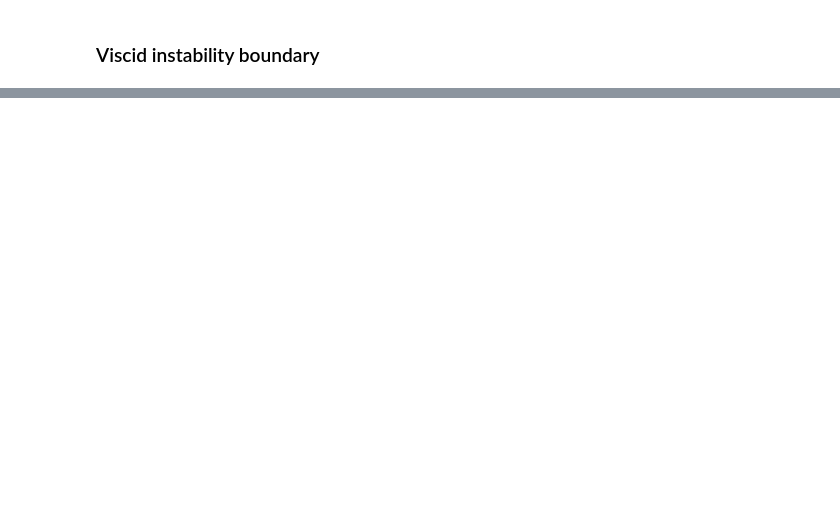
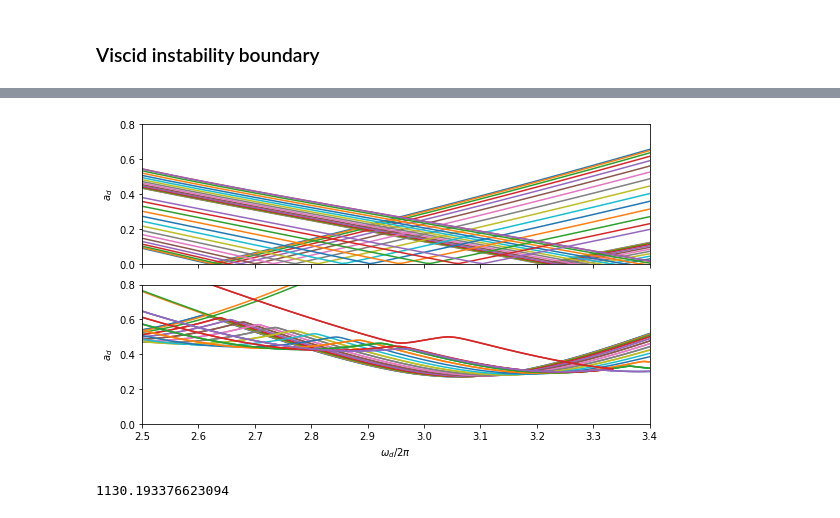
Before and after one commit to znicolaou/viscidfaraday, a Jupyter notebook: viscid_notebook.ipynb, the cells around one changed output, grey strips where cells are left out. Saved outputs shown, nothing was run; the diff lists cells and outputs as text; code cells hidden in the pictures; blank space fills up the shorter version.

```diff
--- a/viscid_notebook.ipynb
+++ b/viscid_notebook.ipynb
@@ -1651,27 +1696,30 @@ dirsweep=[np.load('data/theory/%idirs.npy'%(i)) for i in range(2*len(ks))]
 # %%
 plt.subplots(2,1,figsize=(8,5))
-for i in range(3,len(ks)):
+for i in range(len(ks)):
     plt.subplot(2,1,2)
-    plt.plot(freqsweep[i],np.abs(np.real(adssweep[i])),c=colors[(i-4)%len(colors)])
+    plt.plot(freqsweep[i],np.abs(np.real(adssweep[i])),c=colors[(i)%len(colors)])
+    plt.plot(freqsweep[i+len(ks)],np.abs(np.real(adssweep[i+len(ks)])),c=colors[(i)%len(colors)])
     plt.subplot(2,1,1)
-    plt.plot(ifreqsweep[i],np.abs(np.real(iadssweep[i])),c=colors[(i-4)%len(colors)])
-for i in range(3,len(ks)):
-    plt.subplot(2,1,2)
-    plt.plot(freqsweep[i+len(ks)],np.abs(np.real(adssweep[i+len(ks)])),c=colors[(i-4)%len(colors)],label='$k_x=%.3f, ky=%.3f$'%(ks[i][0],ks[i][1]))
-    plt.subplot(2,1,1)
-    plt.plot(ifreqsweep[i+len(ks)],np.abs(np.real(iadssweep[i+len(ks)])),c=colors[(i-4)%len(colors)])
+    plt.plot(ifreqsweep[i],np.abs(np.real(iadssweep[i])),c=colors[(i)%len(colors)])
+    plt.plot(ifreqsweep[i+len(ks)],np.abs(np.real(iadssweep[i+len(ks)])),c=colors[(i)%len(colors)])
 
 plt.subplot(2,1,2)
 plt.xlabel(r'$\omega_d/2\pi$')
 plt.ylabel(r'$a_d$')
 plt.ylim(0,0.8)
-plt.xlim(1.8,4.0)
+plt.xlim(2.5,3.4)
 plt.subplot(2,1,1)
 plt.ylim(0,0.8)
-plt.xlim(1.8,4.0)
+plt.xlim(2.5,3.4)
 plt.ylabel(r'$a_d$')
 plt.gca().set_xticks(plt.gca().get_xticks(),['']*len(plt.gca().get_xticks()))
-plt.xlim(1.25,1.75)
 # plt.legend(bbox_to_anchor=(1.1,1.1),loc='upper left')
 plt.tight_layout()
-plt.savefig('boundaries.pdf')
+plt.savefig('plots/boundaries.pdf')
+# %% [output]
+[figure, added]
+# %%
+stop0=timeit.default_timer()
+print(stop0-start0)
+# %% [output]
+1130.193376623094
```
Also changed, not shown: parts of 56 cells of this notebook, 1 other file.
